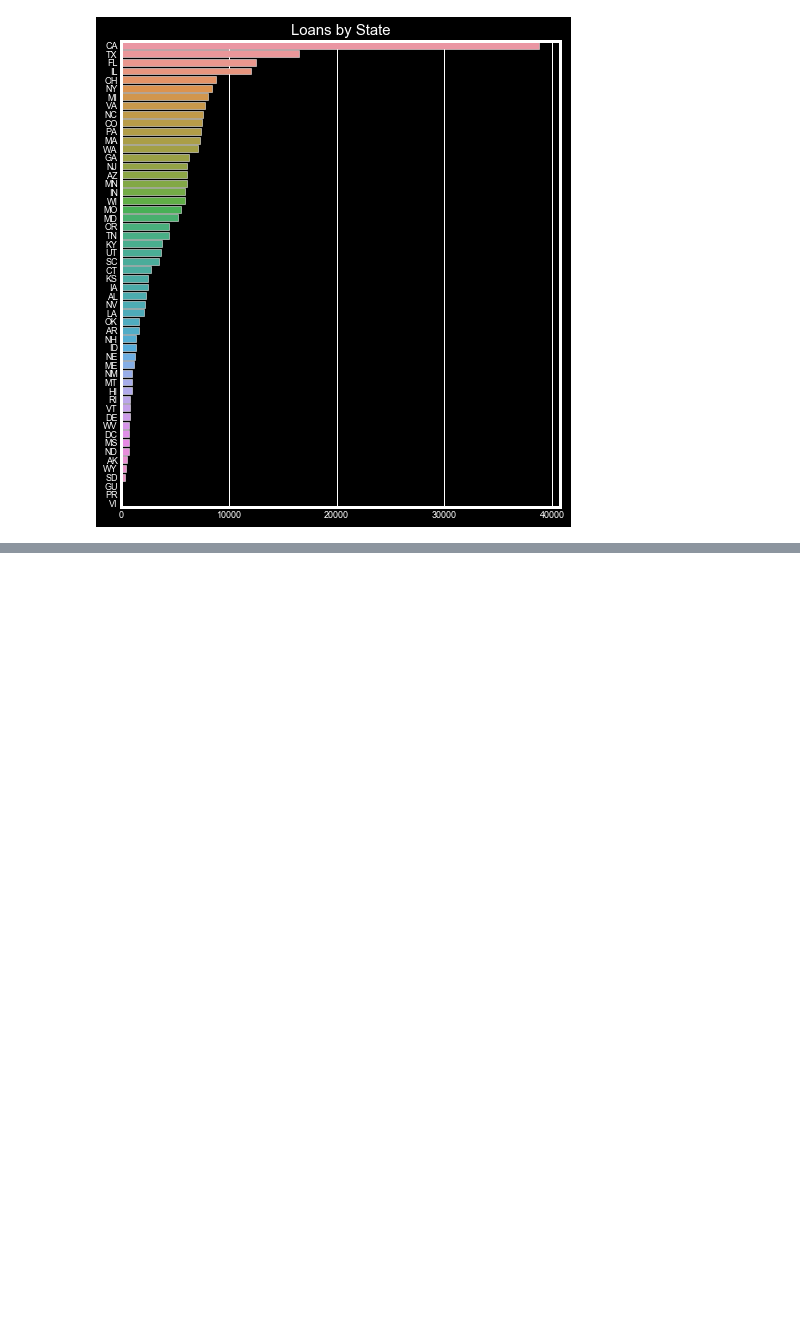
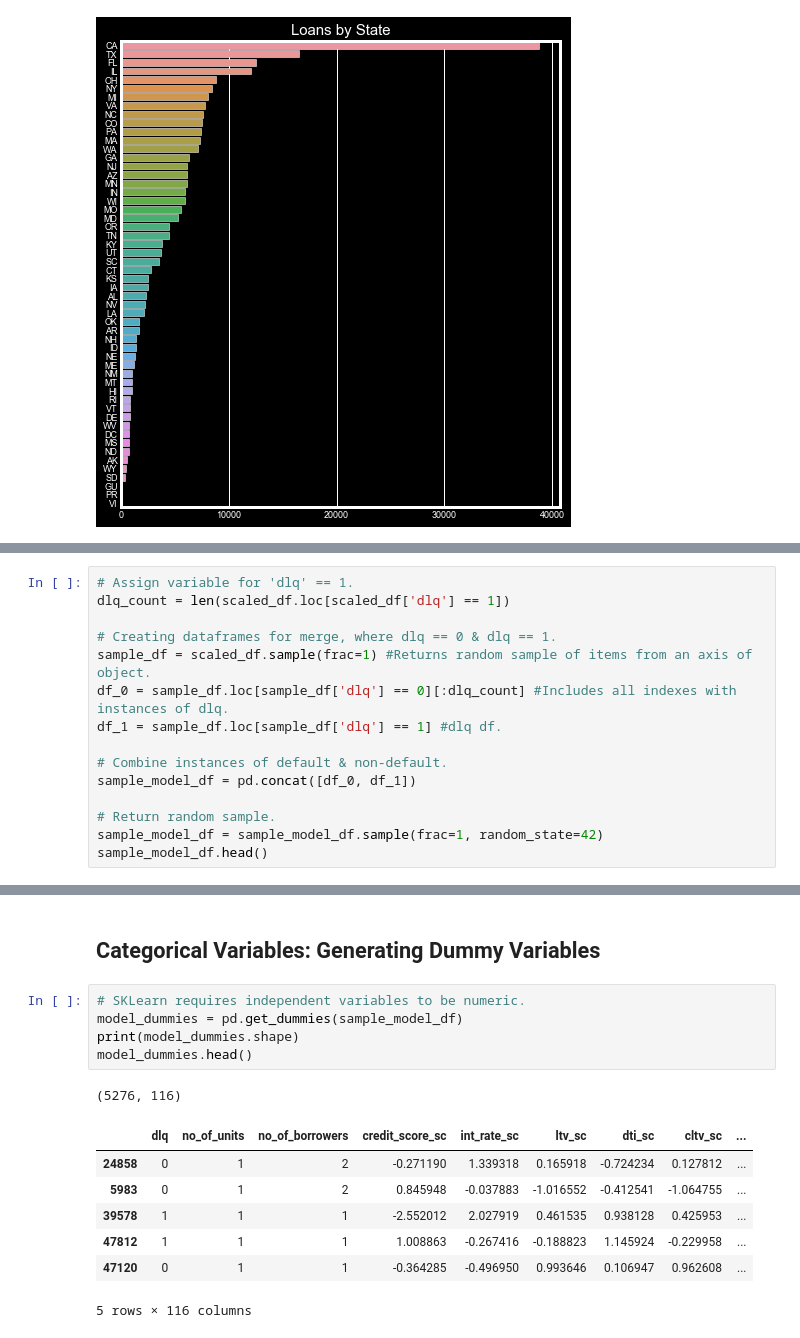
Before and after one commit to MitchellEwing/Freddie-Mac-Housing-Loans, a Jupyter notebook: Freddie-Mac-Single-Family-Loans.ipynb, the cells around one changed output, grey strips where cells are left out. Saved outputs shown, nothing was run; the diff lists cells and outputs as text; blank space fills up the shorter version.

Commit message:
first run models complete, further tuning reqd, wip

```diff
--- a/Freddie-Mac-Single-Family-Loans.ipynb
+++ b/Freddie-Mac-Single-Family-Loans.ipynb
@@ -929,0 +1117,15 @@ plt.show()
+# %%
+# Assign variable for 'dlq' == 1.
+dlq_count = len(scaled_df.loc[scaled_df['dlq'] == 1])
+
+# Creating dataframes for merge, where dlq == 0 & dlq == 1.
+sample_df = scaled_df.sample(frac=1) #Returns random sample of items from an axis of object.
+df_0 = sample_df.loc[sample_df['dlq'] == 0][:dlq_count] #Includes all indexes with instances of dlq.
+df_1 = sample_df.loc[sample_df['dlq'] == 1] #dlq df.
+
+# Combine instances of default & non-default.
+sample_model_df = pd.concat([df_0, df_1])
+
+# Return random sample.
+sample_model_df = sample_model_df.sample(frac=1, random_state=42)
+sample_model_df.head()
@@ -929,0 +1152,16 @@ plt.show()
+# %% [markdown]
+## Categorical Variables: Generating Dummy Variables
+# %%
+# SKLearn requires independent variables to be numeric.
+model_dummies = pd.get_dummies(sample_model_df)
+print(model_dummies.shape)
+model_dummies.head()
+# %% [output]
+(5276, 116)
+|  | dlq | no_of_units | no_of_borrowers | credit_score_sc | int_rate_sc | ltv_sc | dti_sc | cltv_sc | ... |
+| 24858 | 0 | 1 | 2 | -0.271190 | 1.339318 | 0.165918 | -0.724234 | 0.127812 | ... |
+| 5983 | 0 | 1 | 2 | 0.845948 | -0.037883 | -1.016552 | -0.412541 | -1.064755 | ... |
+| 39578 | 1 | 1 | 1 | -2.552012 | 2.027919 | 0.461535 | 0.938128 | 0.425953 | ... |
+| 47812 | 1 | 1 | 1 | 1.008863 | -0.267416 | -0.188823 | 1.145924 | -0.229958 | ... |
+| 47120 | 0 | 1 | 1 | -0.364285 | -0.496950 | 0.993646 | 0.106947 | 0.962608 | ... |
+5 rows × 116 columns
```
Also changed, not shown: parts of 60 cells of this notebook.
